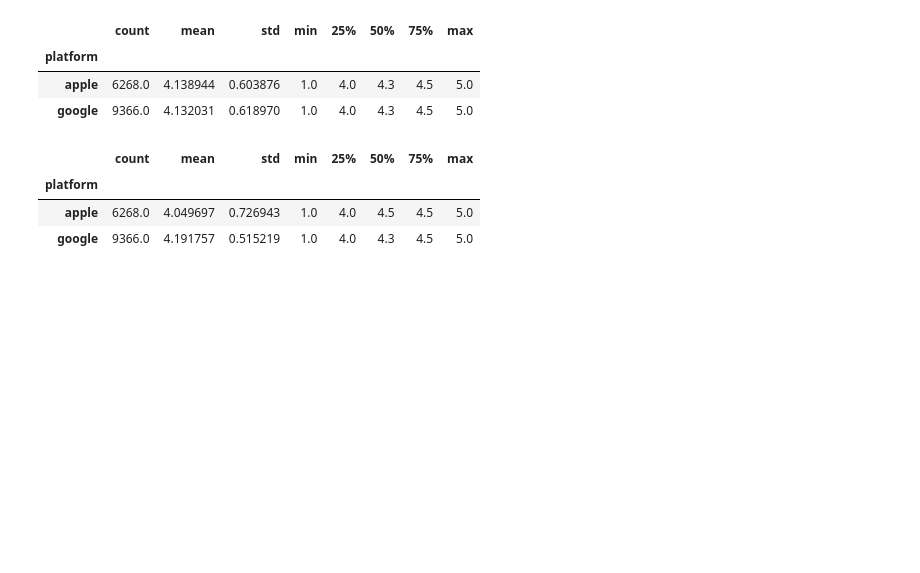
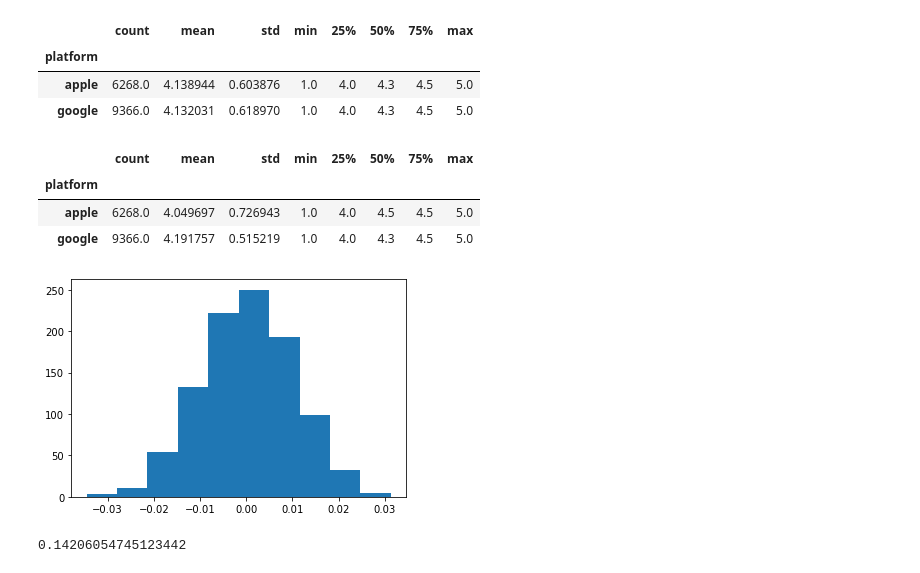
Before and after one commit to joeliang914/Springboard-App-Project-Tier-1, a Jupyter notebook: Tier 1 - Modeling .ipynb, the cells around one changed output. Drawn from its saved outputs; the diff is of its cells as text; code cells hidden in the pictures; blank space fills up the shorter version.

```diff
--- a/Tier 1 - Modeling .ipynb
+++ b/Tier 1 - Modeling .ipynb
@@ -504,19 +504,23 @@ difference = list()
 # 1. makes a permutation of the 'Rating' as you did above
 # 2. calculates the difference in the mean rating for apple and the mean rating for google.
 # Hint: the code for (2) will look like this: difference.append(np.mean(permutation[df['platform']=='apple']) - np.mean(permutation[df['platform']=='google']))
-for rating in range(0, 1000):
+for i in range(0, 1000):
     permutation = np.random.permutation(df['Rating'])
     difference.append(np.mean(permutation[df['platform']=='apple']) - np.mean(permutation[df['platform']=='google']))
 # %%
 # Make a variable called 'histo', and assign to it the result of plotting a histogram of the difference list.
 # This assignment will look like: histo = plt.hist(difference)
-histo = plt.hist(_ _ _)
+histo = plt.hist(difference)
+# %% [output]
+[figure, added]
 # %%
 # Now make a variable called obs_difference, and assign it the result of the mean of our 'apple' variable and the mean of our 'google variable'
-obs_difference = np.mean(_ _ _) - np.mean(_ _ _)
+obs_difference = np.mean(apple) - np.mean(google)
 
 # Make this difference absolute with the built-in abs() function.
-obs_difference = _ _ _(obs_difference)
+obs_difference = abs(obs_difference)
 
 # Print out this value; it should be 0.1420605474512291.
-obs_difference
+print(obs_difference)
+# %% [output]
+0.14206054745123442
```
